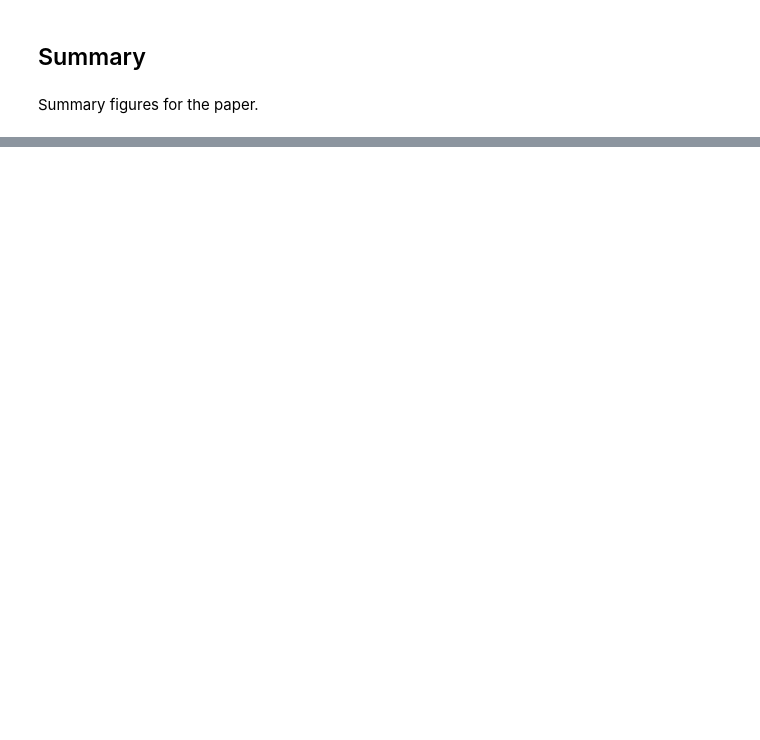
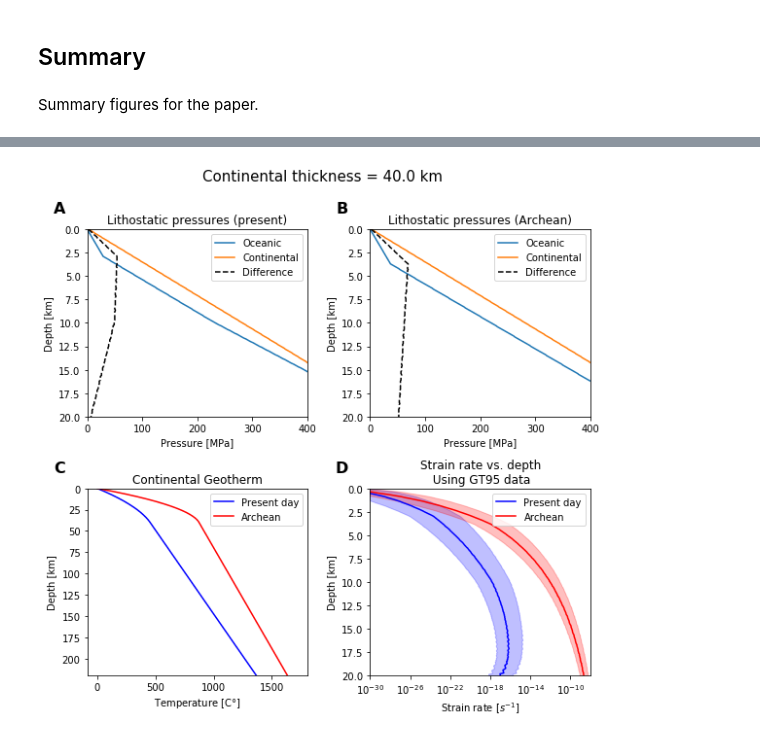
Before and after one commit to vvmai/lab_kore, a Jupyter notebook: model_strain_rate.ipynb, the cells around one changed output, grey strips where cells are left out. Drawn from its saved outputs; the diff is of its cells as text; code cells hidden in the pictures; blank space fills up the shorter version.

```diff
--- a/model_strain_rate.ipynb
+++ b/model_strain_rate.ipynb
@@ -825,0 +885,58 @@ Summary figures for the paper.
+# %%
+# using Fukuda composite inversion
+fig, axs = plt.subplots(2, 2,figsize=(8,8),constrained_layout=True)
+fig.gca().invert_yaxis()
+
+# get index for cc = 40 km
+idx = int(np.where(cc==VAR3)[0])
+
+axs[0,0].set_title('Lithostatic pressures (present)')
+axs[0,0].set_ylabel('Depth [km]')
+axs[0,0].set_xlabel('Pressure [MPa]')
+
+axs[0,0].plot(P_B[idx][1:],z[idx]/1000,'tab:blue')
+axs[0,0].plot(P_A[idx][1:],z[idx]/1000,'tab:orange')
+axs[0,0].plot(P_diff[idx][1:],z[idx]/1000,'k--')
+axs[0,0].set_ylim([20,0])
+axs[0,0].set_xlim([0,400])
+axs[0,0].legend(['Oceanic','Continental','Difference'])
+
+axs[0,1].set_title('Lithostatic pressures (Archean)')
+axs[0,1].set_xlabel('Pressure [MPa]')
+axs[0,1].set_ylabel('Depth [km]')
+axs[0,1].plot(P_B_archean[idx][1:],z[idx]/1000,'tab:blue')
+axs[0,1].plot(P_A_archean[idx][1:],z[idx]/1000,'tab:orange')
+axs[0,1].plot(P_diff_archean[idx][1:],z[idx]/1000,'k--')
+axs[0,1].set_ylim([20,0])
+axs[0,1].set_xlim([0,400])
+axs[0,1].legend(['Oceanic','Continental','Difference'])
+
+axs[1,0].set_title('Continental Geotherm')
+axs[1,0].set_xlabel('Temperature [C$\degree$]')
+axs[1,0].set_ylabel('Depth [km]')
+axs[1,0].plot(T[idx]-273,z[idx]/1000,'b')
+axs[1,0].plot(T_archean[idx]-273,z[idx]/1000,'r')
+axs[1,0].set_ylim([220,0])
+#axs[1,0].set_xlim([0,400])
+axs[1,0].legend(['Present day','Archean'])
+
+axs[1,1].set_title(f"Strain rate vs. depth\n Using {names_shortened[VAR2]} data")
+axs[1,1].set_xlabel(r'Strain rate [$s^{-1}$]')
+axs[1,1].set_ylabel('Depth [km]')
+axs[1,1].semilogx(IQR[VAR2][0][idx],z[idx][:DEPTH]/1000,'b')
+axs[1,1].fill_betweenx(z[idx][:DEPTH]/1000, IQR[VAR2][1][idx], IQR[VAR2][2][idx], color='b',alpha=0.25)
+axs[1,1].semilogx(IQR_archean[VAR2][0][idx],z[idx][:DEPTH]/1000,'r')
+axs[1,1].fill_betweenx(z[idx][:DEPTH]/1000, IQR_archean[VAR2][1][idx], IQR_archean[VAR2][2][idx], color='r',alpha=0.25)
+axs[1,1].set_ylim([20,0])
+axs[1,1].set_xlim([10**-30,10**-8])
+axs[1,1].legend(['Present day','Archean'])
+
+fig.suptitle(f"Continental thickness = {VAR3/1000} km\n",fontsize=15)
+for i, label in enumerate(('A', 'B', 'C', 'D')):
+    ax = fig.get_axes()[i]
+    ax.text(-0.1, 1.15, label, transform=ax.transAxes,
+      fontsize=16, fontweight='bold', va='top', ha='right')
+plt.savefig('4panel.png')
+plt.show()
+# %% [output]
+[figure, added]
```
Also changed, not shown: parts of 25 cells of this notebook.
